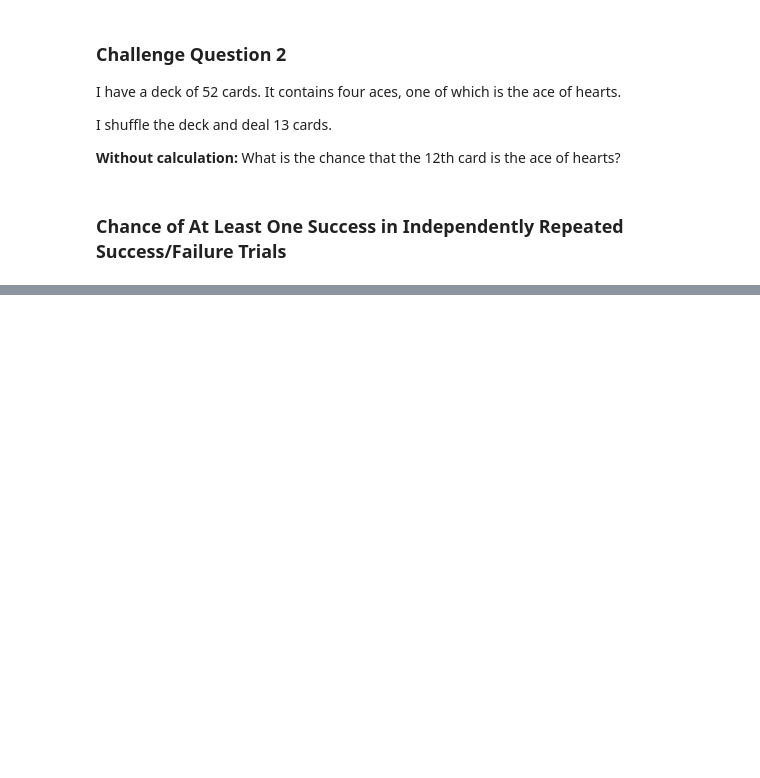
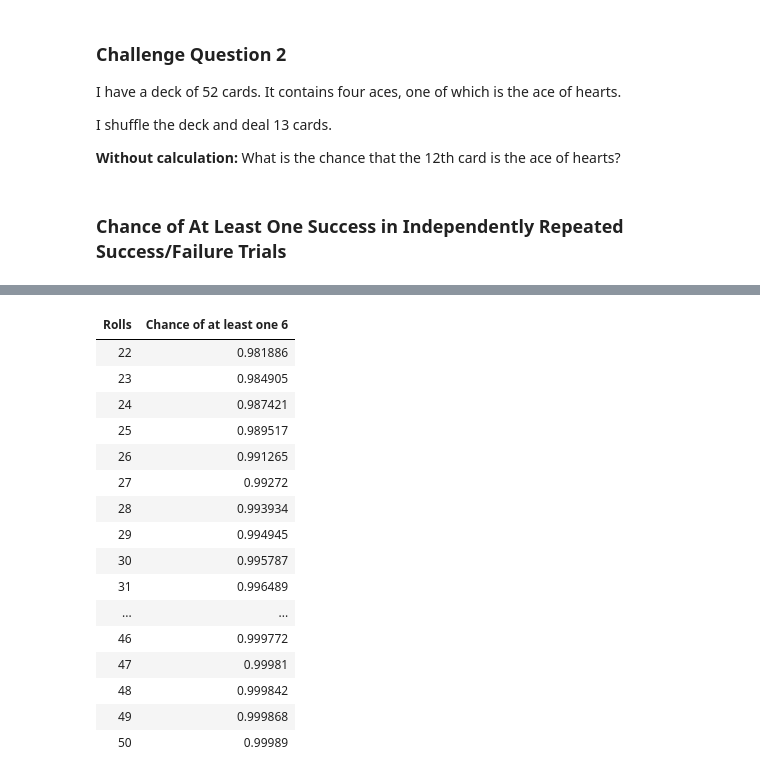
Before and after one commit to RHC-DSCI-100/Lecture-Notes, a Jupyter notebook: lecture/lec14_instructor.ipynb, the cells around one changed output, grey strips where cells are left out. Drawn from its saved outputs; the diff is of its cells as text; code cells hidden in the pictures; blank space fills up the shorter version.

```diff
--- a/lecture/lec14_instructor.ipynb
+++ b/lecture/lec14_instructor.ipynb
@@ -259,2 +275,23 @@ results.scatter('Rolls')
+# %%
+# Challenge: Determine approximately where the probability equals 1
+results.where('Chance of at least one 6', are.above_or_equal_to(0.98)).show()
+# %% [output]
+| Rolls | Chance of at least one 6 |
+| 22 | 0.981886 |
+| 23 | 0.984905 |
+| 24 | 0.987421 |
+| 25 | 0.989517 |
+| 26 | 0.991265 |
+| 27 | 0.99272 |
+| 28 | 0.993934 |
+| 29 | 0.994945 |
+| 30 | 0.995787 |
+| 31 | 0.996489 |
+| ... | ... |
+| 46 | 0.999772 |
+| 47 | 0.99981 |
+| 48 | 0.999842 |
+| 49 | 0.999868 |
+| 50 | 0.99989 |
 # %% [markdown]
 ### The Monty Hall Problem ###
```
Also changed, not shown: parts of 38 cells of this notebook, 8 other files.
